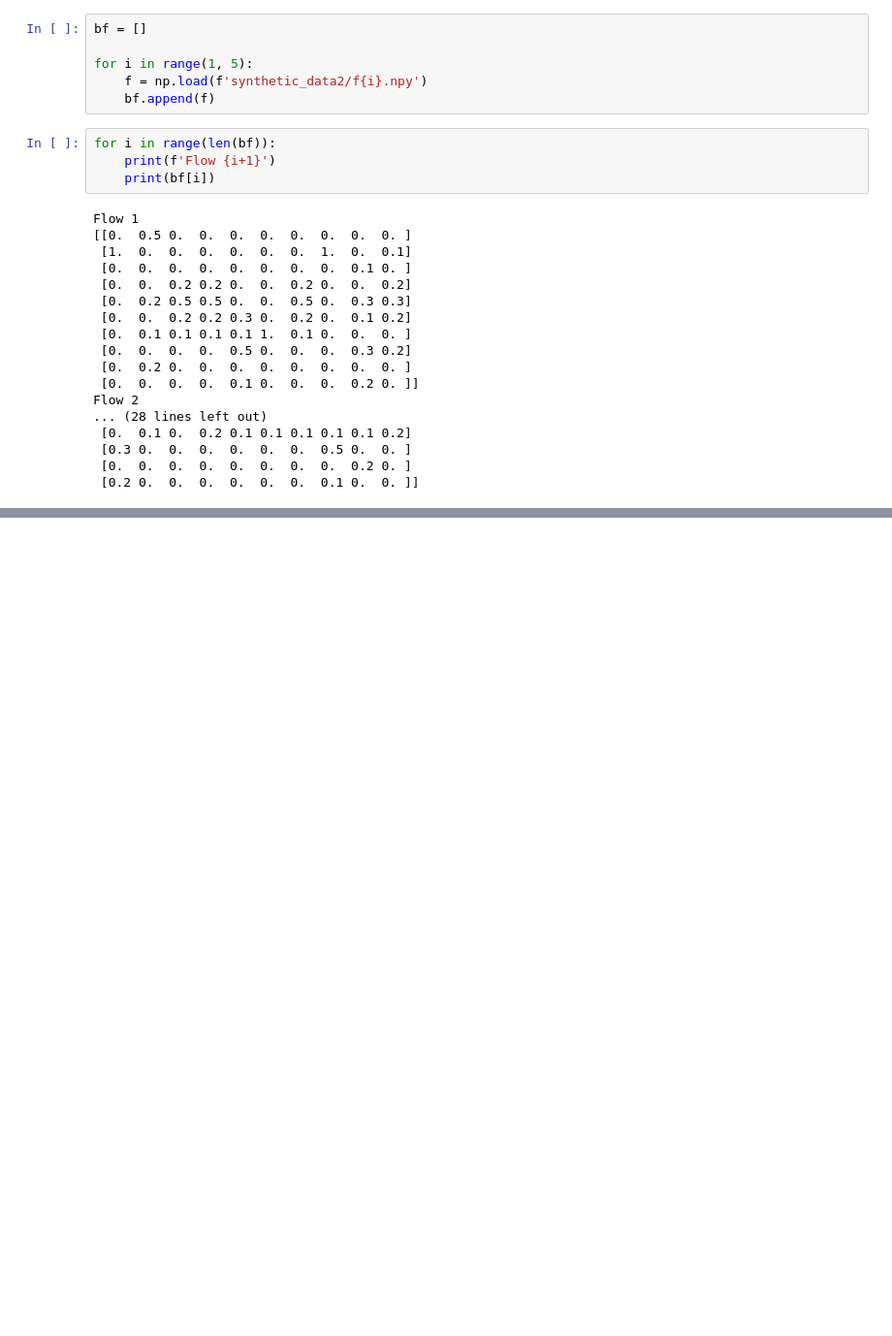
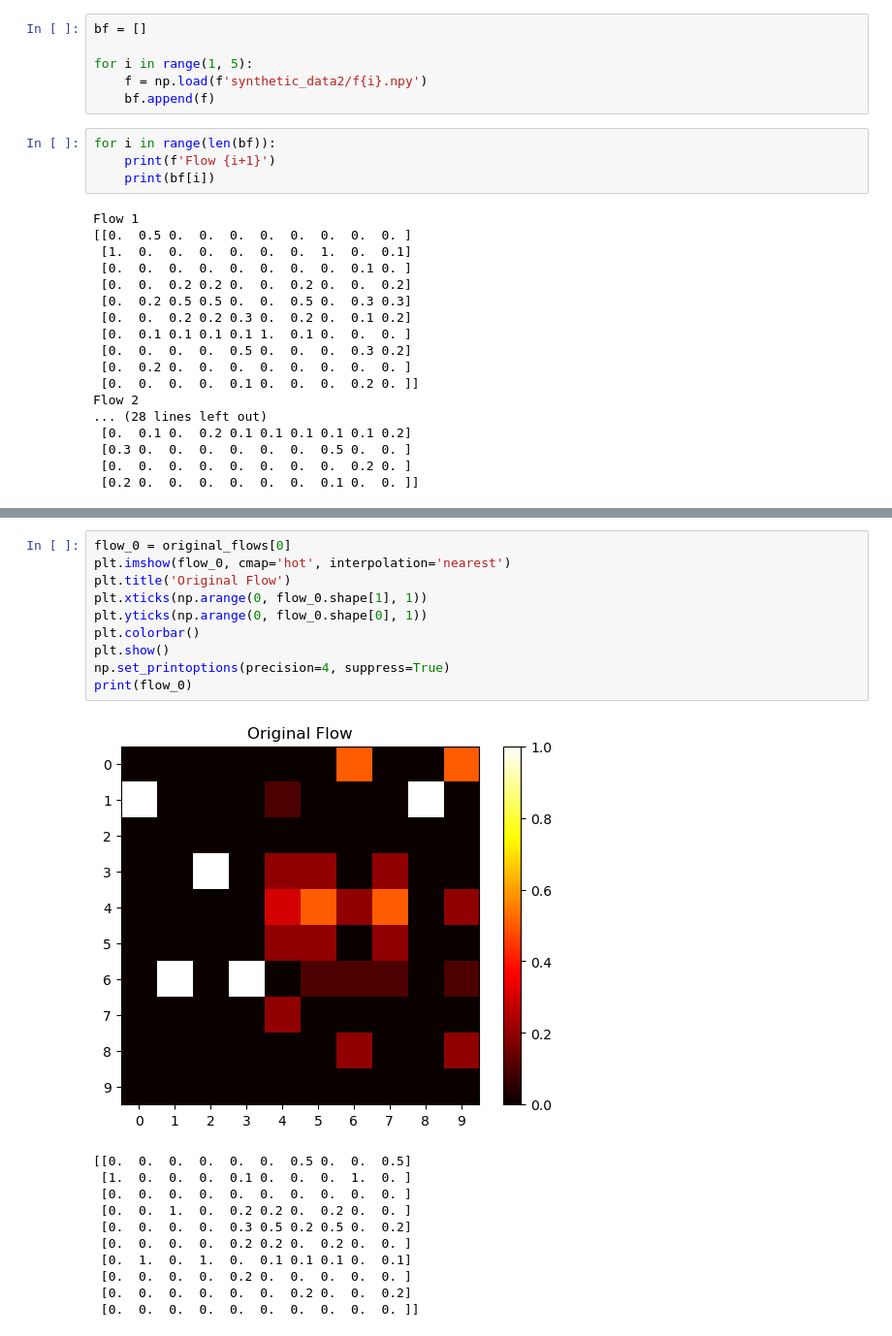
Before and after one commit to angelmdezhdez/thesis, a Jupyter notebook: exp_recon.ipynb, the cells around one changed output, grey strips where cells are left out. Shown at 97% size. Drawn from its saved outputs; the diff is of its cells as text; blank space fills up the shorter version.

```diff
--- a/exp_recon.ipynb
+++ b/exp_recon.ipynb
@@ -296,0 +340,22 @@ Flow 2
+# %%
+flow_0 = original_flows[0]
+plt.imshow(flow_0, cmap='hot', interpolation='nearest')
+plt.title('Original Flow')
+plt.xticks(np.arange(0, flow_0.shape[1], 1))
+plt.yticks(np.arange(0, flow_0.shape[0], 1))
+plt.colorbar()
+plt.show()
+np.set_printoptions(precision=4, suppress=True)
+print(flow_0)
+# %% [output]
+[figure, added]
+[[0.  0.  0.  0.  0.  0.  0.5 0.  0.  0.5]
+ [1.  0.  0.  0.  0.1 0.  0.  0.  1.  0. ]
+ [0.  0.  0.  0.  0.  0.  0.  0.  0.  0. ]
+ [0.  0.  1.  0.  0.2 0.2 0.  0.2 0.  0. ]
+ [0.  0.  0.  0.  0.3 0.5 0.2 0.5 0.  0.2]
+ [0.  0.  0.  0.  0.2 0.2 0.  0.2 0.  0. ]
+ [0.  1.  0.  1.  0.  0.1 0.1 0.1 0.  0.1]
+ [0.  0.  0.  0.  0.2 0.  0.  0.  0.  0. ]
+ [0.  0.  0.  0.  0.  0.  0.2 0.  0.  0.2]
+ [0.  0.  0.  0.  0.  0.  0.  0.  0.  0. ]]
```
Also changed, not shown: parts of 21 cells of this notebook, 13 other files.
